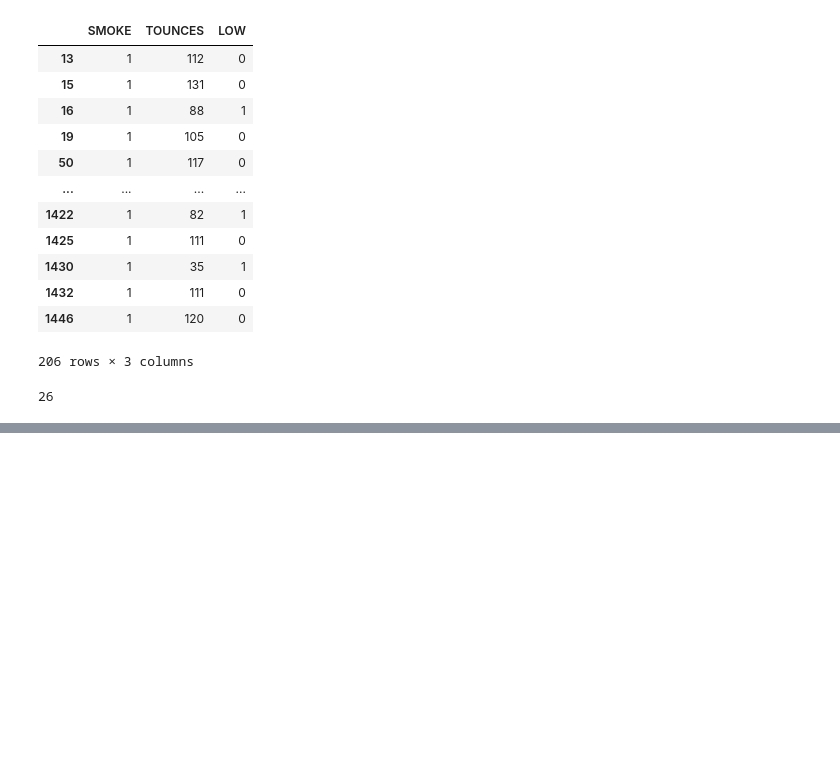
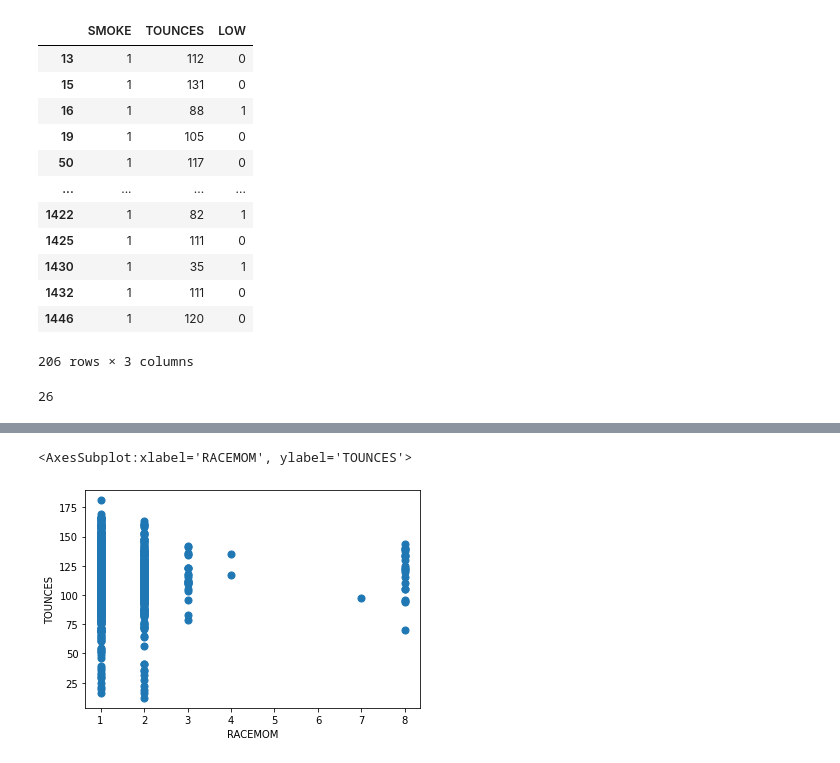
Before and after one commit to Ryan-Bui/DATA3401, a Jupyter notebook: Stats Project.ipynb, the cells around one changed output, grey strips where cells are left out. Saved outputs shown, nothing was run; the diff lists cells and outputs as text; code cells hidden in the pictures; blank space fills up the shorter version.

```diff
--- a/Stats Project.ipynb
+++ b/Stats Project.ipynb
@@ -52,4 +52,5 @@ print(x)
  [1 1 21 '38' 1 1 'P' '20' '0' '0' 72 '2,041.20' 1]
  [1 2 26 '39' 1 1 'N' '20' '0' '0' 116 '3,288.60' 0]]
 # %%
-new_data = data[data.GAINED != '#NULL!']
+new_data = data[data.GAINED != '38']
+new_data
@@ -95,5 +112,5 @@ new_data1 = new_data.copy()
 # %%
-new_data = new_data[new_data.WEEKS != '#NULL!']
+new_data = new_data[new_data.SMOKE != '#NULL!']
 new_data
 # %% [output]
 |  | PLURAL | SEX | MAGE | WEEKS | MARITAL | RACEMOM | HISPMOM | GAINED | SMOKE | DRINK | TOUNCES | ... |
@@ -309,0 +418,5 @@ p_smoke['LOW'].sum()
+# %%
+new_data.plot.scatter(x='RACEMOM', y='TOUNCES', s=50) #c=1, cmap = 'RdBu_r', s=50);
+# %% [output]
+<AxesSubplot:xlabel='RACEMOM', ylabel='TOUNCES'>
+[figure, added]
```
Also changed, not shown: parts of 16 cells of this notebook, 8 other files.
